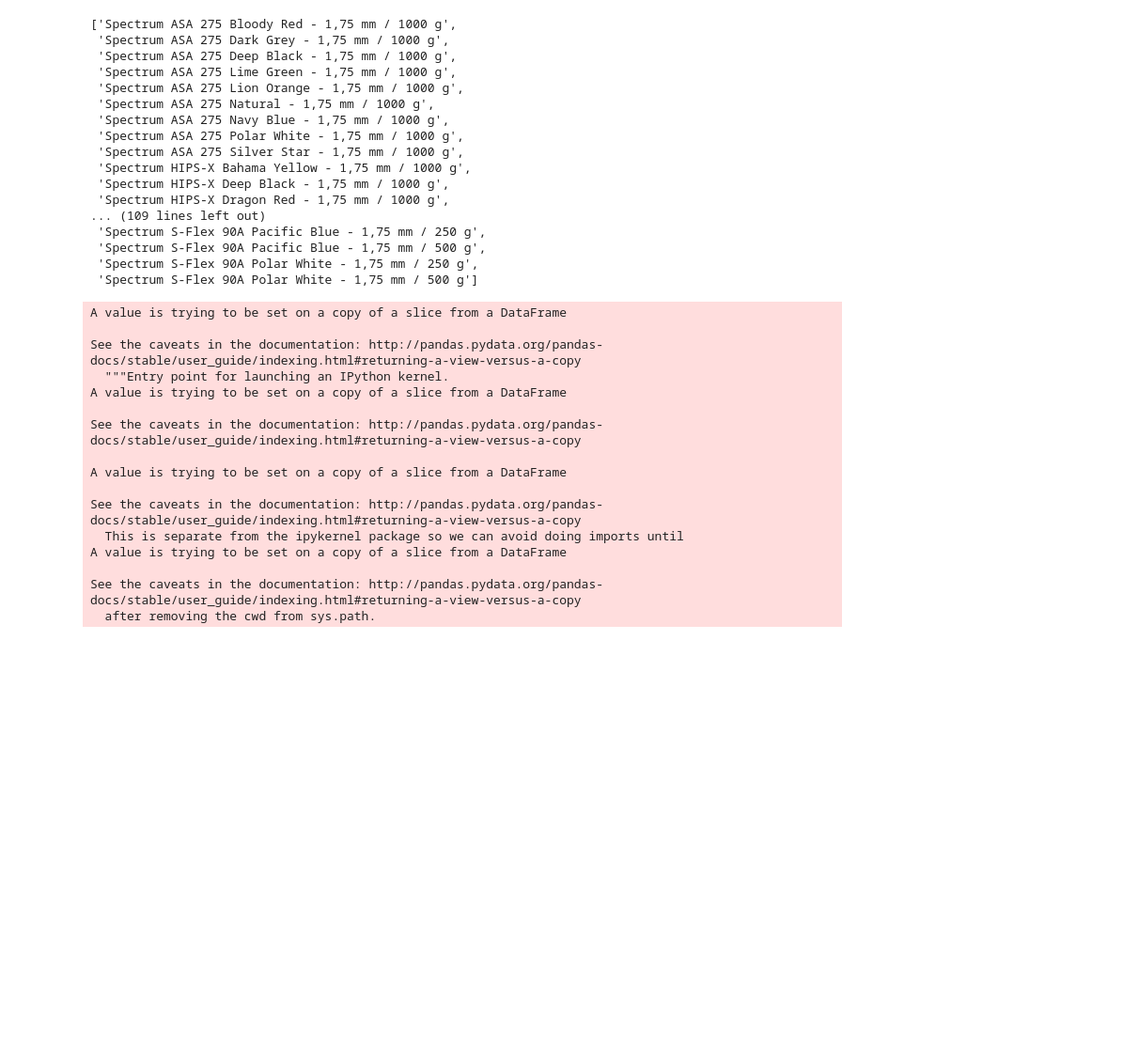
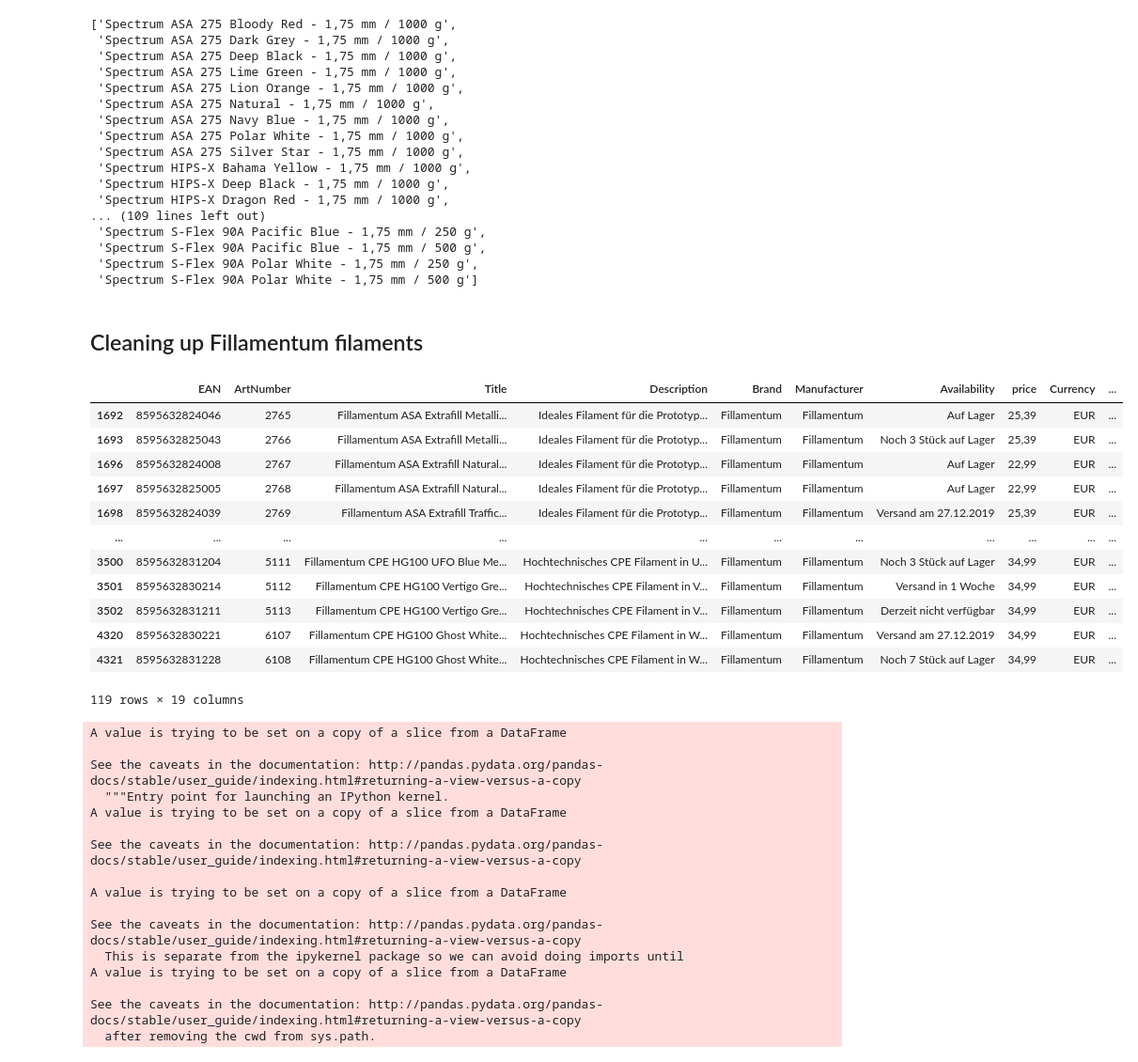
Before and after one commit to subrockmann/product-cleaner, a Jupyter notebook: 3djake Produktdaten.ipynb, the cells around one changed output. Shown: that part at 94% size. Drawn from its saved outputs; the diff is of its cells as text; code cells hidden in the pictures; blank space fills up the shorter version.

Commit message:
feat: cleaning Fillamentum filaments

```diff
--- a/3djake Produktdaten.ipynb
+++ b/3djake Produktdaten.ipynb
@@ -695,3 +717,22 @@ fils
  'Spectrum S-Flex 90A Pacific Blue - 1,75 mm / 500 g',
  'Spectrum S-Flex 90A Polar White - 1,75 mm / 250 g',
  'Spectrum S-Flex 90A Polar White - 1,75 mm / 500 g']
+# %% [markdown]
+## Cleaning up Fillamentum filaments ##
+# %%
+fillamentum_df = filament_df[filament_df.Brand =='Fillamentum']
+fillamentum_df
+# %% [output]
+|  | EAN | ArtNumber | Title | Description | Brand | Manufacturer | Availability | price | Currency | ... |
+| 1692 | 8595632824046 | 2765 | Fillamentum ASA Extrafill Metalli... | Ideales Filament für die Prototyp... | Fillamentum | Fillamentum | Auf Lager | 25,39 | EUR | ... |
+| 1693 | 8595632825043 | 2766 | Fillamentum ASA Extrafill Metalli... | Ideales Filament für die Prototyp... | Fillamentum | Fillamentum | Noch 3 Stück auf Lager | 25,39 | EUR | ... |
+| 1696 | 8595632824008 | 2767 | Fillamentum ASA Extrafill Natural... | Ideales Filament für die Prototyp... | Fillamentum | Fillamentum | Auf Lager | 22,99 | EUR | ... |
+| 1697 | 8595632825005 | 2768 | Fillamentum ASA Extrafill Natural... | Ideales Filament für die Prototyp... | Fillamentum | Fillamentum | Auf Lager | 22,99 | EUR | ... |
+| 1698 | 8595632824039 | 2769 | Fillamentum ASA Extrafill Traffic... | Ideales Filament für die Prototyp... | Fillamentum | Fillamentum | Versand am 27.12.2019 | 25,39 | EUR | ... |
+| ... | ... | ... | ... | ... | ... | ... | ... | ... | ... | ... |
+| 3500 | 8595632831204 | 5111 | Fillamentum CPE HG100 UFO Blue Me... | Hochtechnisches CPE Filament in U... | Fillamentum | Fillamentum | Noch 3 Stück auf Lager | 34,99 | EUR | ... |
+| 3501 | 8595632830214 | 5112 | Fillamentum CPE HG100 Vertigo Gre... | Hochtechnisches CPE Filament in V... | Fillamentum | Fillamentum | Versand in 1 Woche | 34,99 | EUR | ... |
+| 3502 | 8595632831211 | 5113 | Fillamentum CPE HG100 Vertigo Gre... | Hochtechnisches CPE Filament in V... | Fillamentum | Fillamentum | Derzeit nicht verfügbar | 34,99 | EUR | ... |
+| 4320 | 8595632830221 | 6107 | Fillamentum CPE HG100 Ghost White... | Hochtechnisches CPE Filament in W... | Fillamentum | Fillamentum | Versand am 27.12.2019 | 34,99 | EUR | ... |
+| 4321 | 8595632831228 | 6108 | Fillamentum CPE HG100 Ghost White... | Hochtechnisches CPE Filament in W... | Fillamentum | Fillamentum | Noch 7 Stück auf Lager | 34,99 | EUR | ... |
+119 rows × 19 columns
```
Also changed, not shown: parts of 4 cells of this notebook.
